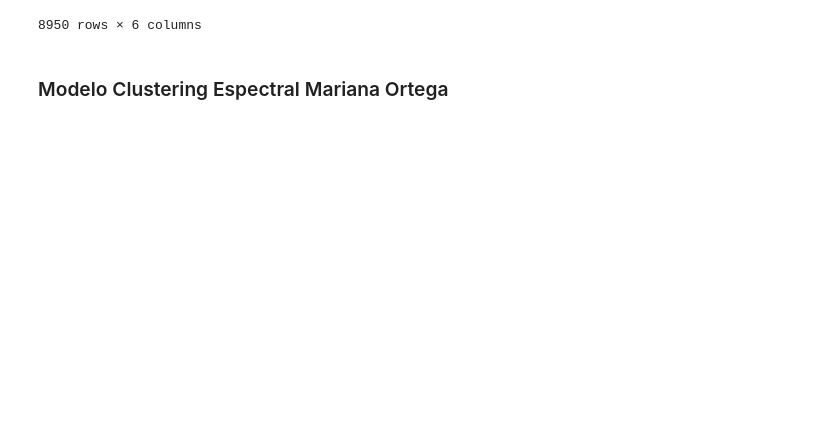
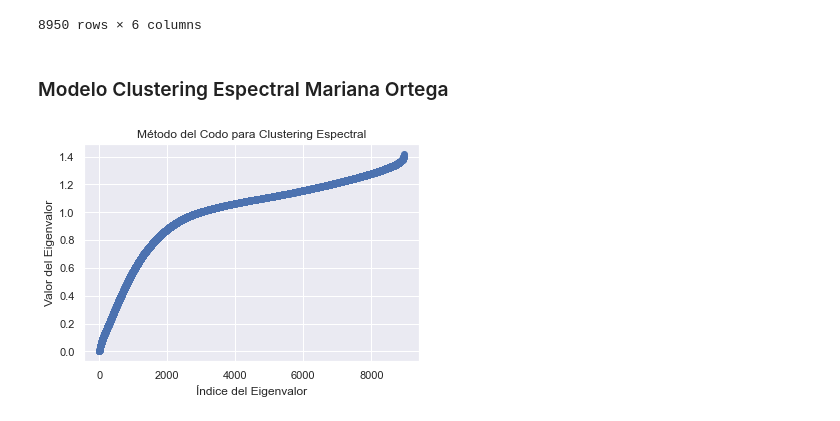
Before and after one commit to Paulina-A-V/Laboratorio_Agrupacion, a Jupyter notebook: cluster.ipynb, the cells around one changed output. Drawn from its saved outputs; the diff is of its cells as text; code cells hidden in the pictures; blank space fills up the shorter version.

```diff
--- a/cluster.ipynb
+++ b/cluster.ipynb
@@ -557,3 +558,23 @@ df_model
 8950 rows × 6 columns
 # %% [markdown]
 ### Modelo Clustering Espectral Mariana Ortega
+# %%
+from scipy.sparse import csgraph
+from sklearn.neighbors import kneighbors_graph
+# Función para graficar el codo para Clustering Espectral usando el número de componentes conectados
+def plot_elbow_spectral(data, k_min=2, k_max=11):
+    n_neighbors = 10
+    connectivity = kneighbors_graph(data, n_neighbors=n_neighbors, include_self=False)
+    connectivity = 0.5 * (connectivity + connectivity.T)
+    laplacian = csgraph.laplacian(connectivity, normed=True)
+    eigenvalues, _ = np.linalg.eigh(laplacian.toarray())
+    plt.plot(range(1, len(eigenvalues)), eigenvalues[1:], marker='o')
+    plt.xlabel('Índice del Eigenvalor')
+    plt.ylabel('Valor del Eigenvalor')
+    plt.title('Método del Codo para Clustering Espectral')
+    plt.show()
+# %%
+# --- Modelamiento con Clustering Espectral ---
+plot_elbow_spectral(df_model)
+# %% [output]
+[figure, added]
```
Also changed, not shown: parts of 11 cells of this notebook.
